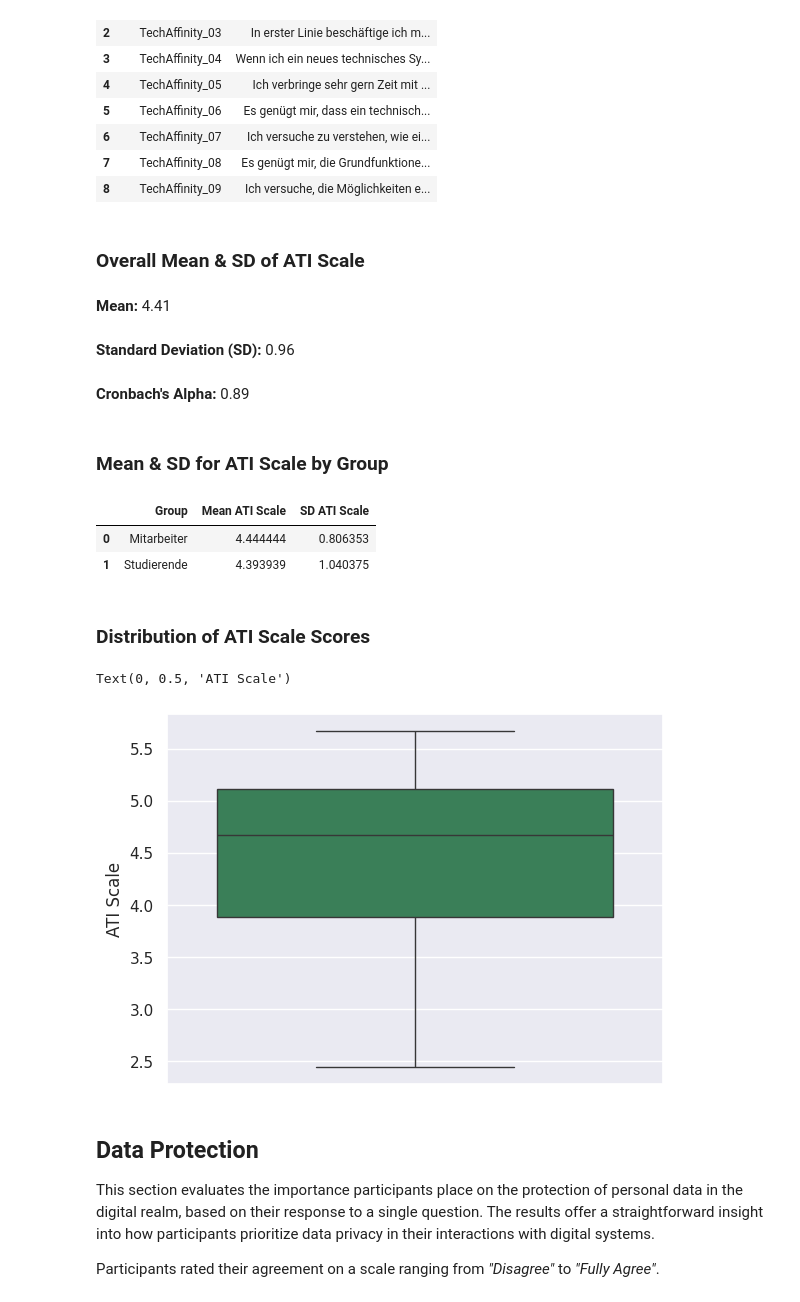
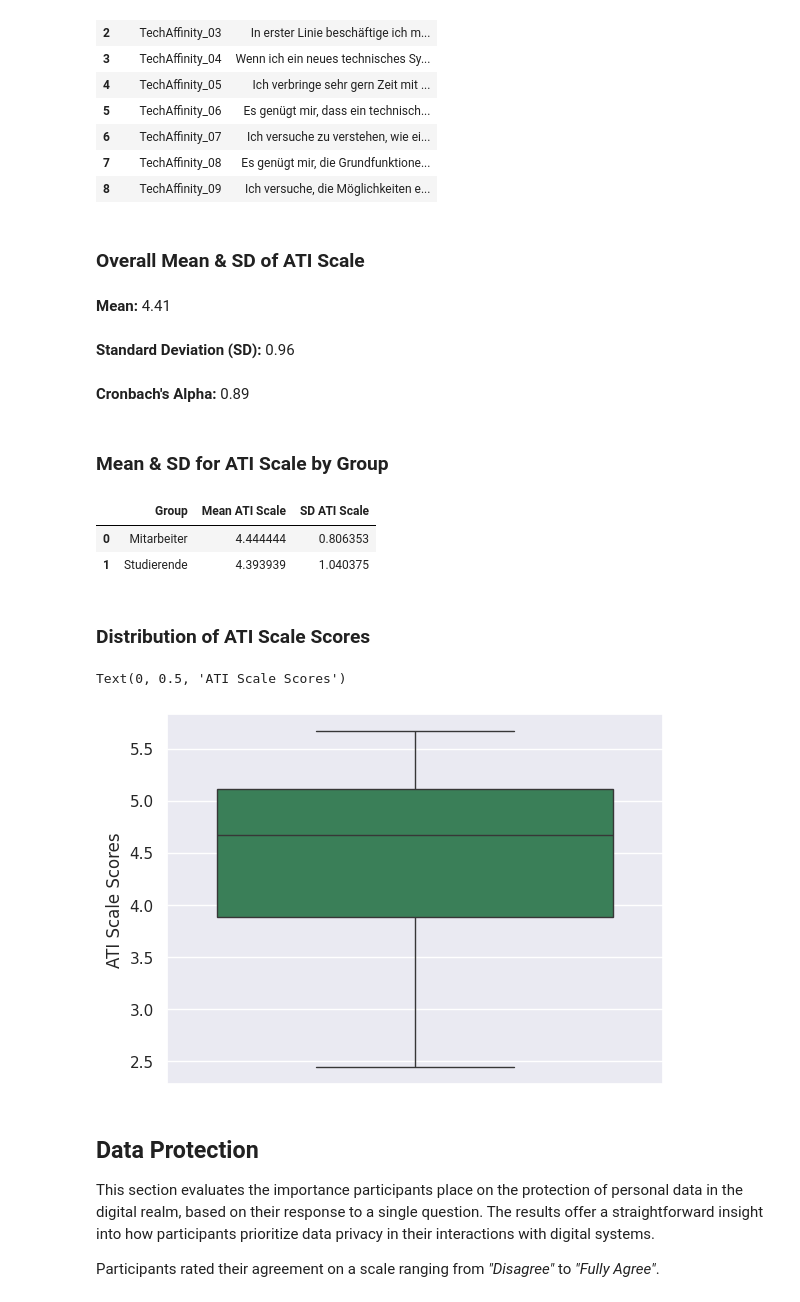
Before and after one commit to simon-lund/masterthesis_evaluation, a Jupyter notebook: questionnaire.ipynb, the cells around one changed output. Drawn from its saved outputs; the diff is of its cells as text; code cells hidden in the pictures.

```diff
--- a/questionnaire.ipynb
+++ b/questionnaire.ipynb
@@ -300,36 +300,36 @@ alpha = pg.cronbach_alpha(data=ati_items)
 display(Markdown("### Overall Mean  & SD of ATI Scale"))
 display(Markdown(f"**Mean:** {round(overall_mean, 2)}"))
 display(Markdown(f"**Standard Deviation (SD):** {round(overall_sd, 2)}"))
 display(Markdown(f"**Cronbach's Alpha:** {round(alpha[0], 2)}"))
 
 # Calculate mean and SD of ATI_Scale grouped by 'Group'
 ati_group_stats = ati_df.groupby('Group')['ATI_Scale'].agg(['mean', 'std']).reset_index()
 ati_group_stats.columns = ['Group', 'Mean ATI Scale', 'SD ATI Scale']
 
 # Display ATI_Scale group means in a table
 display(Markdown("### Mean & SD for ATI Scale by Group"))
 display(ati_group_stats)
 
 # Plot data
 display(Markdown("### Distribution of ATI Scale Scores"))
 ax = sns.boxplot(
     y=ati_df['ATI_Scale'],
     color='seagreen'
 )
 
-ax.set_ylabel("ATI Scale")
+ax.set_ylabel("ATI Scale Scores")
 # %% [output]
 ### Overall Mean  & SD of ATI Scale
 **Mean:** 4.41
 **Standard Deviation (SD):** 0.96
 **Cronbach's Alpha:** 0.89
 ### Mean & SD for ATI Scale by Group
 |  | Group | Mean ATI Scale | SD ATI Scale |
 | 0 | Mitarbeiter | 4.444444 | 0.806353 |
 | 1 | Studierende | 4.393939 | 1.040375 |
 ### Distribution of ATI Scale Scores
-Text(0, 0.5, 'ATI Scale')
+Text(0, 0.5, 'ATI Scale Scores')
-[figure, old version]
+[figure, new version]
 # %% [markdown]
 ## Data Protection
 
```
Also changed, not shown: parts of 7 cells of this notebook.
